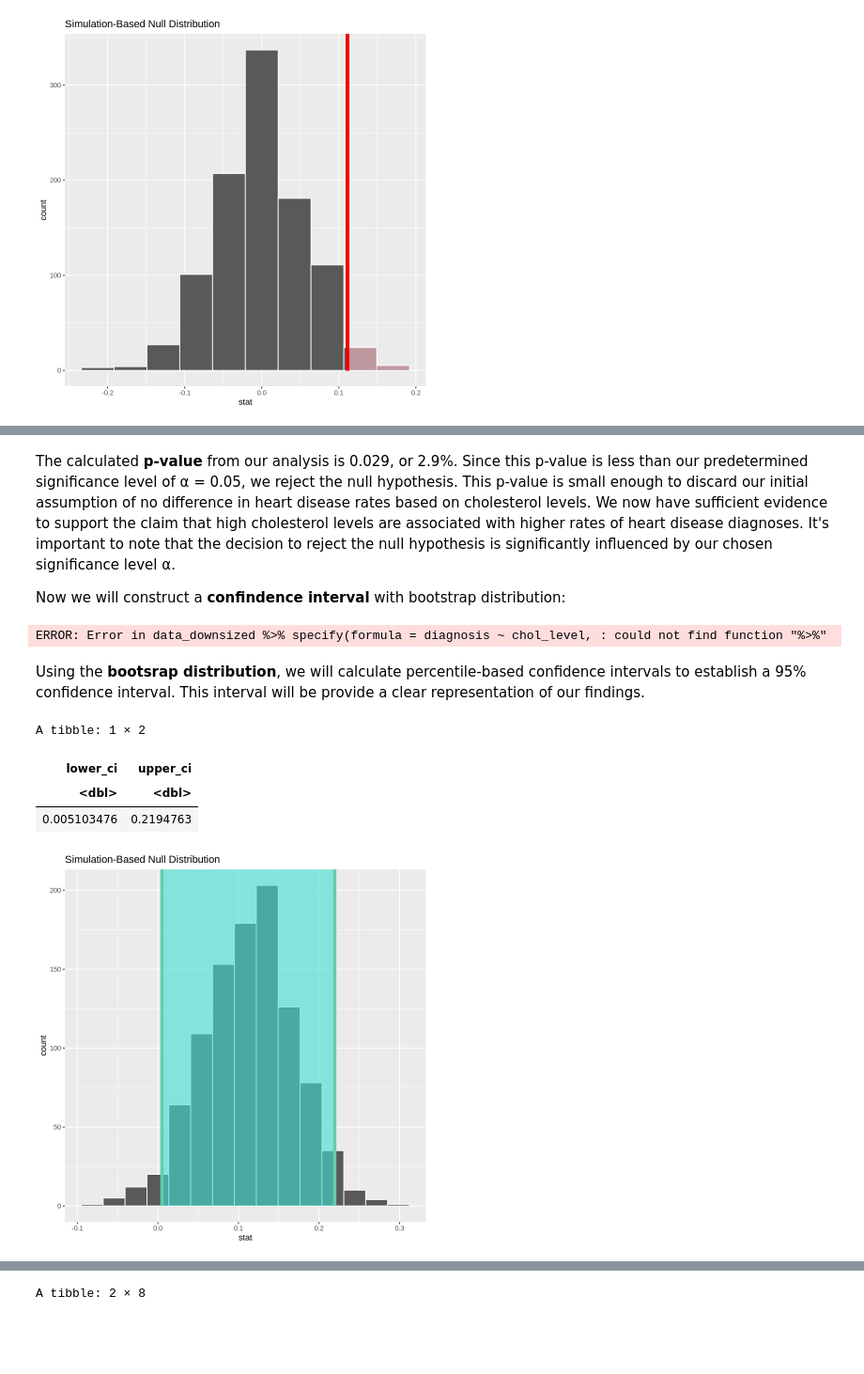
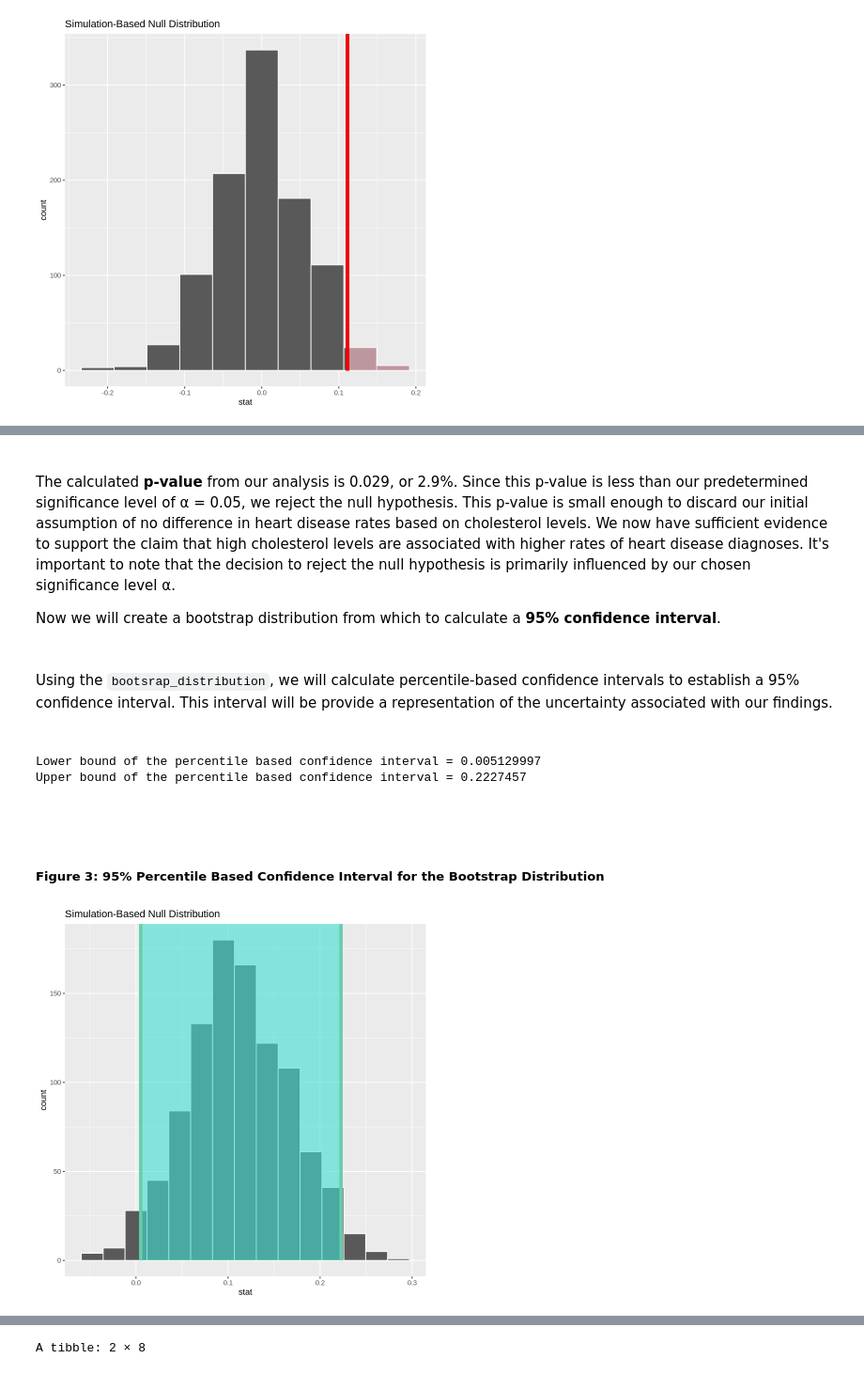
Before and after one commit to Kaylan-W/heart-disease-stat-201, a Jupyter notebook: Project_final_report.ipynb, the cells around one changed output, grey strips where cells are left out. Shown at 94% size. Saved outputs shown, nothing was run; the diff lists cells and outputs as text; code cells hidden in the pictures; blank space fills up the shorter version.

```diff
--- a/Project_final_report.ipynb
+++ b/Project_final_report.ipynb
@@ -270,30 +282,39 @@ A tibble: 1 × 1
 # %% [markdown]
-The calculated **p-value** from our analysis is 0.029, or 2.9%. Since this p-value is less than our predetermined significance level of α = 0.05, we reject the null hypothesis. This p-value is small enough to discard our initial assumption of no difference in heart disease rates based on cholesterol levels. We now have sufficient evidence to support the claim that high cholesterol levels are associated with higher rates of heart disease diagnoses. It's important to note that the decision to reject the null hypothesis is significantly influenced by our chosen significance level α.
+<br>
 
-Now we will construct a **confindence interval** with bootstrap distribution:
+The calculated **p-value** from our analysis is 0.029, or 2.9%. Since this p-value is less than our predetermined significance level of α = 0.05, we reject the null hypothesis. This p-value is small enough to discard our initial assumption of no difference in heart disease rates based on cholesterol levels. We now have sufficient evidence to support the claim that high cholesterol levels are associated with higher rates of heart disease diagnoses. It's important to note that the decision to reject the null hypothesis is primarily influenced by our chosen significance level α.
+
+Now we will create a bootstrap distribution from which to calculate a **95% confidence interval**.
+<br>
 # %%
 bootstrap_distribution <- data_downsized %>%
     specify(formula = diagnosis ~ chol_level, success = "presence") %>%
     hypothesize(null = "independence") %>%
     generate(reps = 1000, type = "bootstrap") %>%
     calculate(stat = "diff in props", order = c("High", "Normal/Below-Avg"))
-
-head(bootstrap_distribution)
-# %% [output]
-ERROR: Error in data_downsized %>% specify(formula = diagnosis ~ chol_level, : could not find function "%>%"
 # %% [markdown]
-Using the **bootsrap distribution**, we will calculate percentile-based confidence intervals to establish a 95% confidence interval. This interval will be provide a clear representation of our findings.
+<br>
+
+Using the `bootsrap_distribution`, we will calculate percentile-based confidence intervals to establish a 95% confidence interval. This interval will be provide a representation of the uncertainty associated with our findings.
+<br><br>
 # %%
 percentile_ci <- bootstrap_distribution %>%
   get_confidence_interval(level = 0.95, type = "percentile")
-percentile_ci
 
-visualize(bootstrap_distribution) +
+
+percentile_ci_viz <- visualize(bootstrap_distribution) +
   shade_confidence_interval(endpoints = percentile_ci)
+
+cat("Lower bound of the percentile based confidence interval =", percentile_ci$lower_ci)
+cat("\nUpper bound of the percentile based confidence interval =", percentile_ci$upper_ci)
 # %% [output]
-A tibble: 1 × 2
+Lower bound of the percentile based confidence interval = 0.005129997
+Upper bound of the percentile based confidence interval = 0.2227457
-| lower_ci | upper_ci |
-| <dbl> | <dbl> |
-| 0.005103476 | 0.2194763 |
-[figure, removed]
+# %% [markdown]
+<br><br>
+##### Figure 3: 95% Percentile Based Confidence Interval for the Bootstrap Distribution
+# %%
+percentile_ci_viz
+# %% [output]
+[figure, added]
 # %% [markdown]
```
Also changed, not shown: parts of 35 cells of this notebook.
